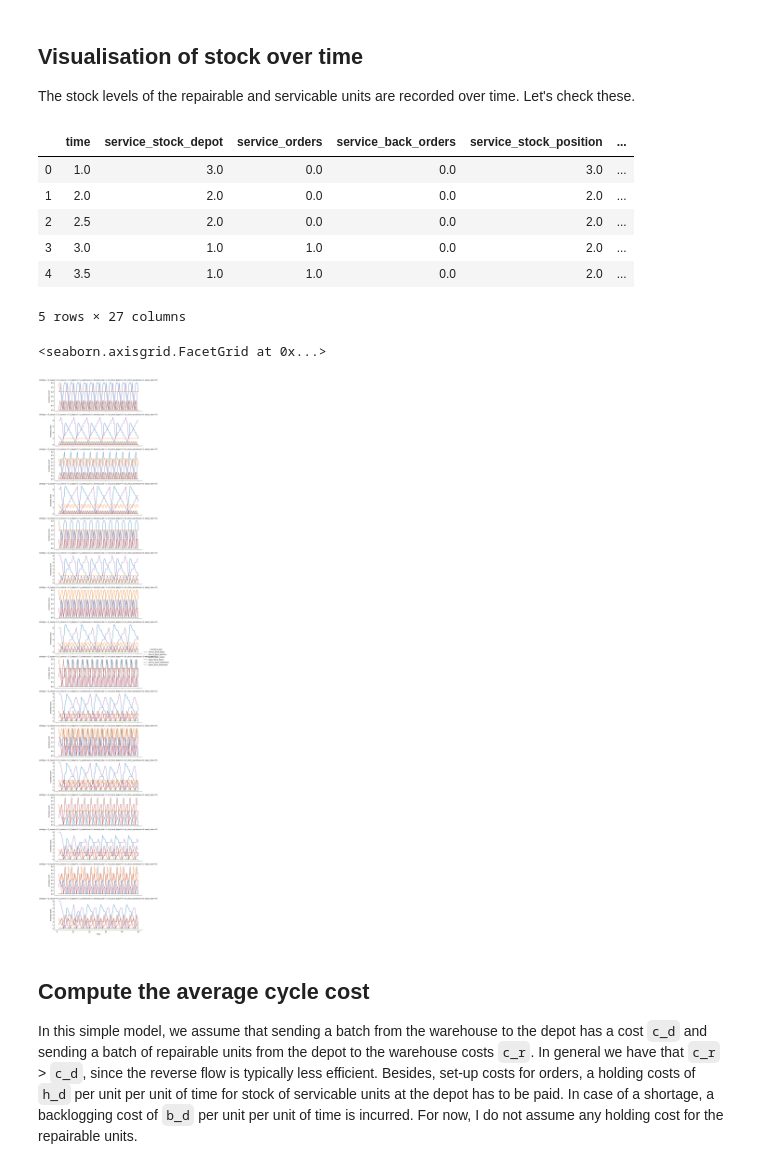
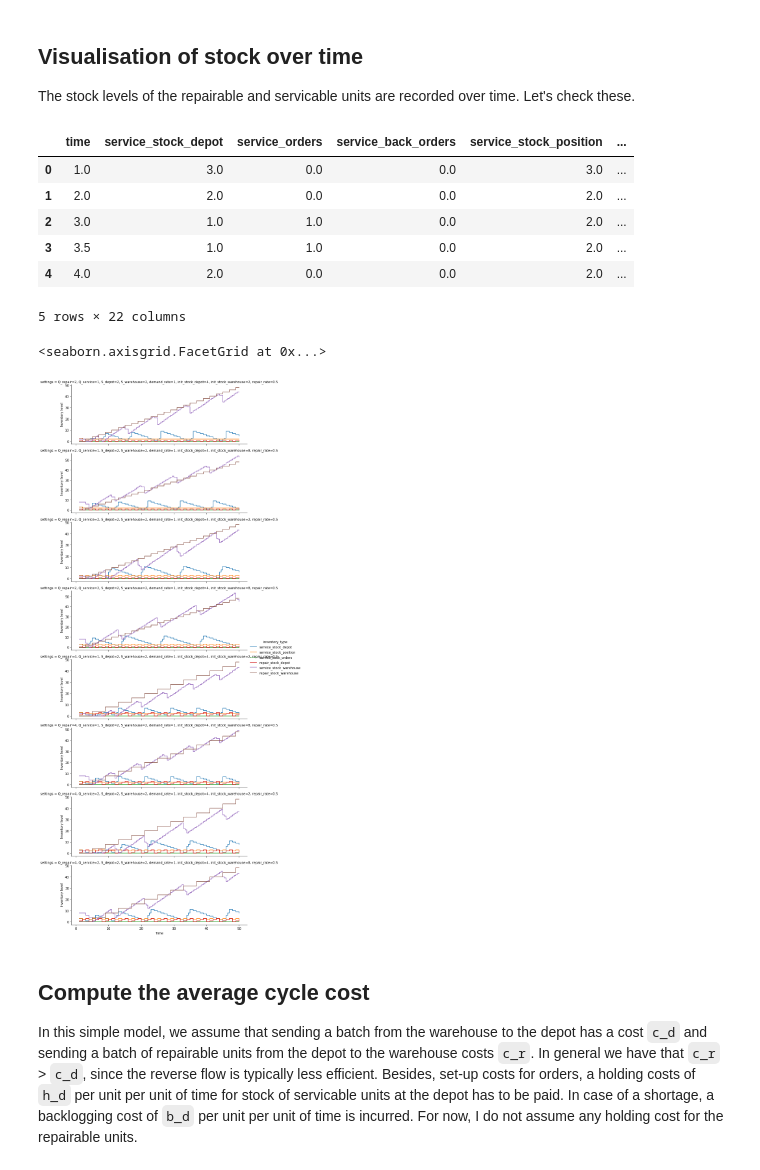
Before and after one commit to markkvdb/Simple-RL-Simulation, a Jupyter notebook: notebooks/First-Simulation-Try.ipynb, the cells around one changed output. Cells and saved outputs as stored; diff of their text form; code cells hidden in the pictures.

Commit message:
Updated notebook with new average cost function

```diff
--- a/notebooks/First-Simulation-Try.ipynb
+++ b/notebooks/First-Simulation-Try.ipynb
@@ -28,12 +28,19 @@ settings = {}
 settings['demand_rate'] = [1]
 settings['repair_rate'] = [0.5]
 settings['Q_service'] = [1,2]
-settings['Q_repair'] = [1,2,3,4]
+settings['Q_repair'] = [2, 4]
 settings['S_depot'] = [2]
 settings['S_warehouse'] = [2]
 settings['init_stock_depot'] = [4]
 settings['init_stock_warehouse'] = [2, 8]
 
+# Costs
+costs = {}
+costs['back_order'] = 0.4
+costs['holding'] = 0.02
+costs['c_service'] = 1
+costs['c_repair'] = 2
+
 # Run all combinations of experiments
 sim_dfs = experiment_runner(settings, sim_time)
 # %% [markdown]
@@ -47,26 +54,26 @@ sim_dfs.head()
 |  | time | service_stock_depot | service_orders | service_back_orders | service_stock_position | ... |
 | 0 | 1.0 | 3.0 | 0.0 | 0.0 | 3.0 | ... |
 | 1 | 2.0 | 2.0 | 0.0 | 0.0 | 2.0 | ... |
-| 2 | 2.5 | 2.0 | 0.0 | 0.0 | 2.0 | ... |
-| 3 | 3.0 | 1.0 | 1.0 | 0.0 | 2.0 | ... |
-| 4 | 3.5 | 1.0 | 1.0 | 0.0 | 2.0 | ... |
+| 2 | 3.0 | 1.0 | 1.0 | 0.0 | 2.0 | ... |
+| 3 | 3.5 | 1.0 | 1.0 | 0.0 | 2.0 | ... |
+| 4 | 4.0 | 2.0 | 0.0 | 0.0 | 2.0 | ... |
-5 rows × 27 columns
+5 rows × 22 columns
 # %%
 # Get all relevant inventory level variables
 # Create long format
 inventory_data = sim_dfs.melt(value_vars=['service_stock_depot', 'service_stock_position', 'service_back_orders', 'repair_stock_depot', 'service_stock_warehouse', 'repair_stock_warehouse'],
                               id_vars=['time', 'settings'],
                               value_name='inventory_level', var_name='inventory_type'
                               )
 
 # Plot lines over time
 g = sns.FacetGrid(inventory_data[inventory_data.time >= 0], col='settings', col_wrap=1, hue='inventory_type', aspect=3, sharey=False)
 
 # Plot lines
-g.map(plt.plot, 'time', 'inventory_level').add_legend().set_axis_labels('Time', 'Inventory level')
+g.map(plt.step, 'time', 'inventory_level', where='post').add_legend().set_axis_labels('Time', 'Inventory level')
 # %% [output]
 <seaborn.axisgrid.FacetGrid at 0x...>
-[figure, old version]
+[figure, new version]
 # %% [markdown]
 ## Compute the average cycle cost
 
```
Also changed, not shown: parts of 4 cells of this notebook, 4 other files.
